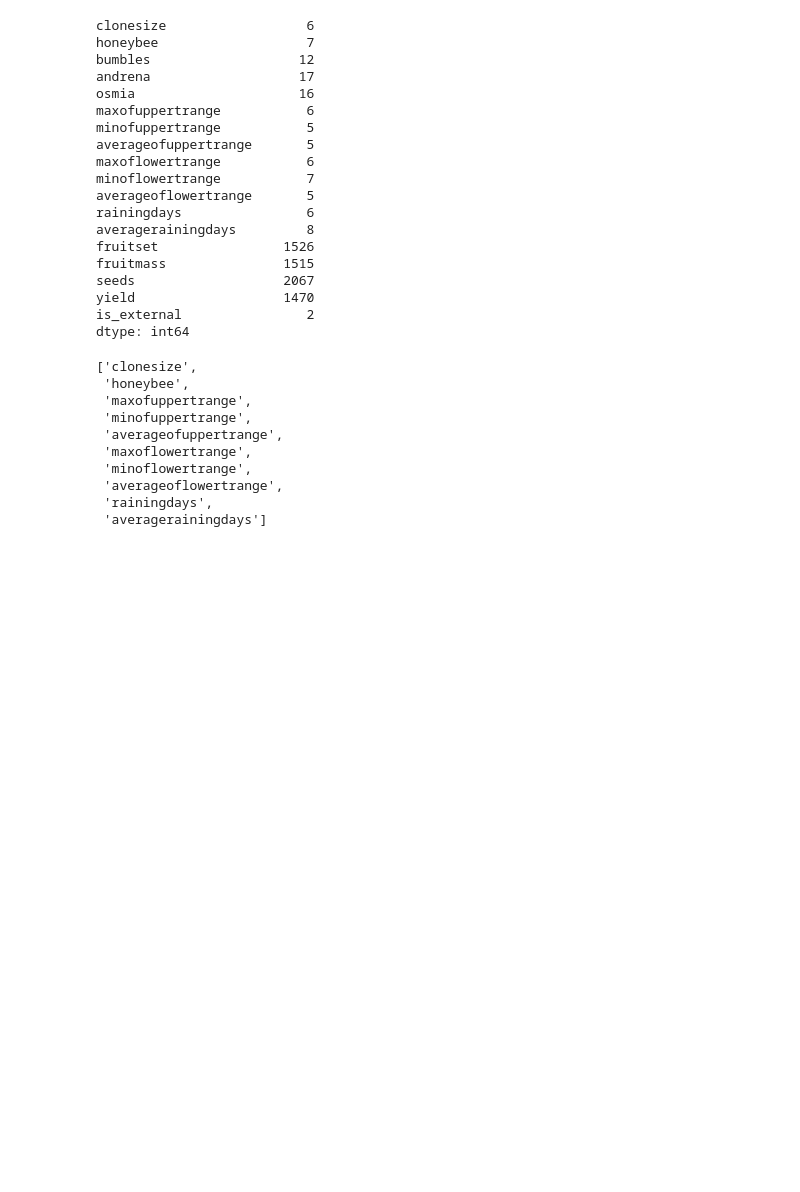
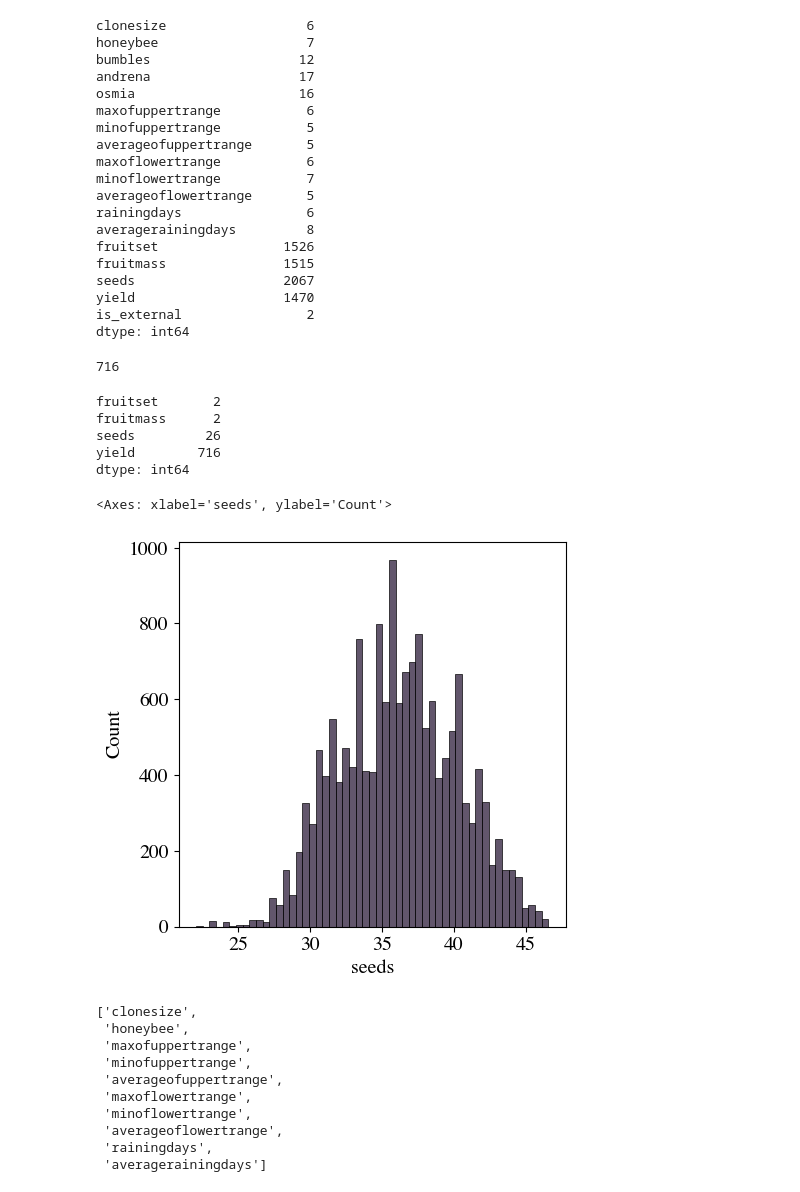
Before and after one commit to tripnv/playgrounds, a Jupyter notebook: 3-14/eda.ipynb, the cells around one changed output. Cells and saved outputs as stored; diff of their text form; code cells hidden in the pictures; blank space fills up the shorter version.

```diff
--- a/3-14/eda.ipynb
+++ b/3-14/eda.ipynb
@@ -155,3 +156,20 @@ seeds                   2067
 yield                   1470
 is_external                2
 dtype: int64
+# %%
+train_data.loc[:, 'yield'].round().nunique()
+# %% [output]
+716
+# %%
+train_data.loc[:, [, 'seeds', 'yield']].round().nunique()
+# %% [output]
+fruitset       2
+fruitmass      2
+seeds         26
+yield        716
+dtype: int64
+# %%
+sns.histplot(train_data['seeds'])
+# %% [output]
+<Axes: xlabel='seeds', ylabel='Count'>
+[figure, added]
```
Also changed, not shown: parts of 19 cells of this notebook.
